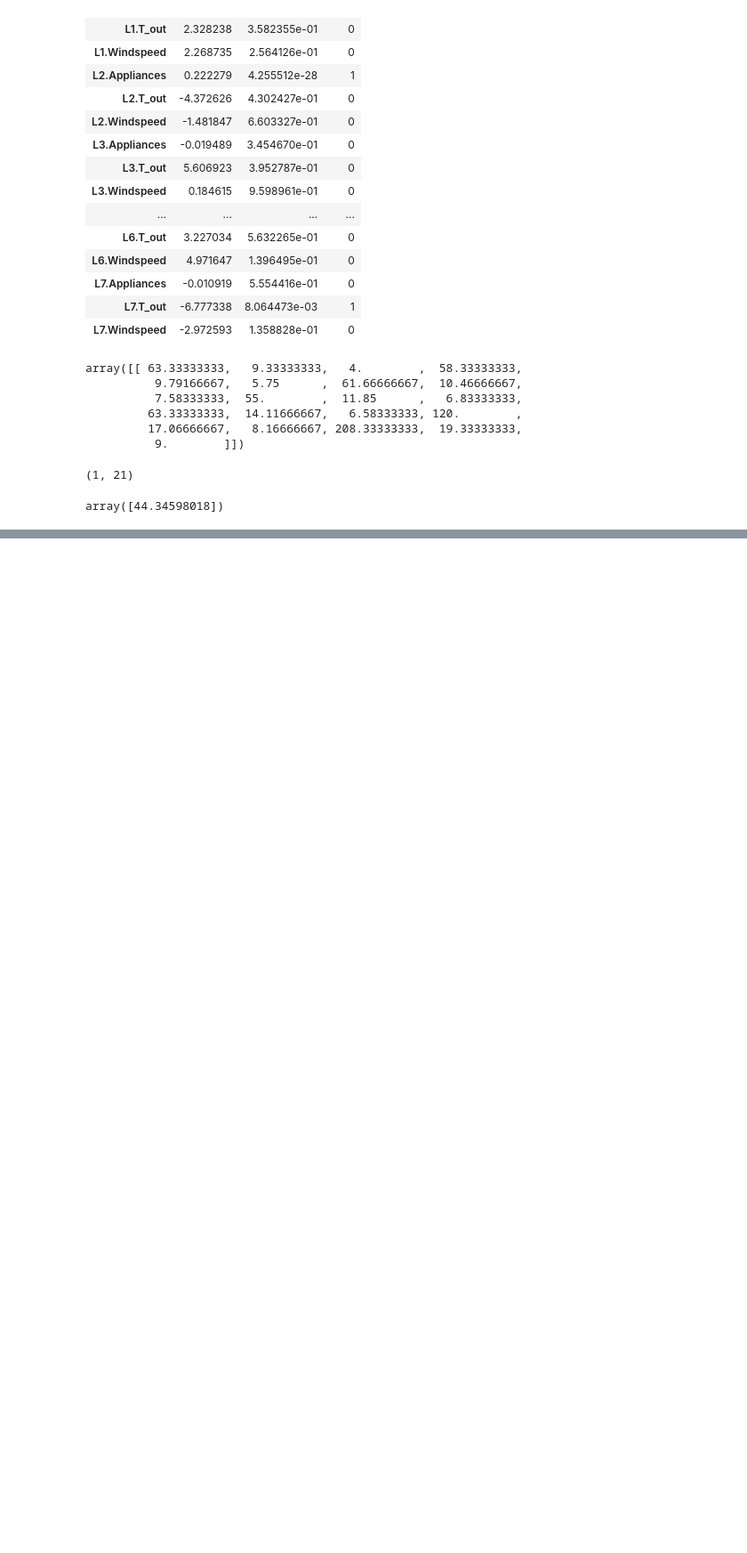
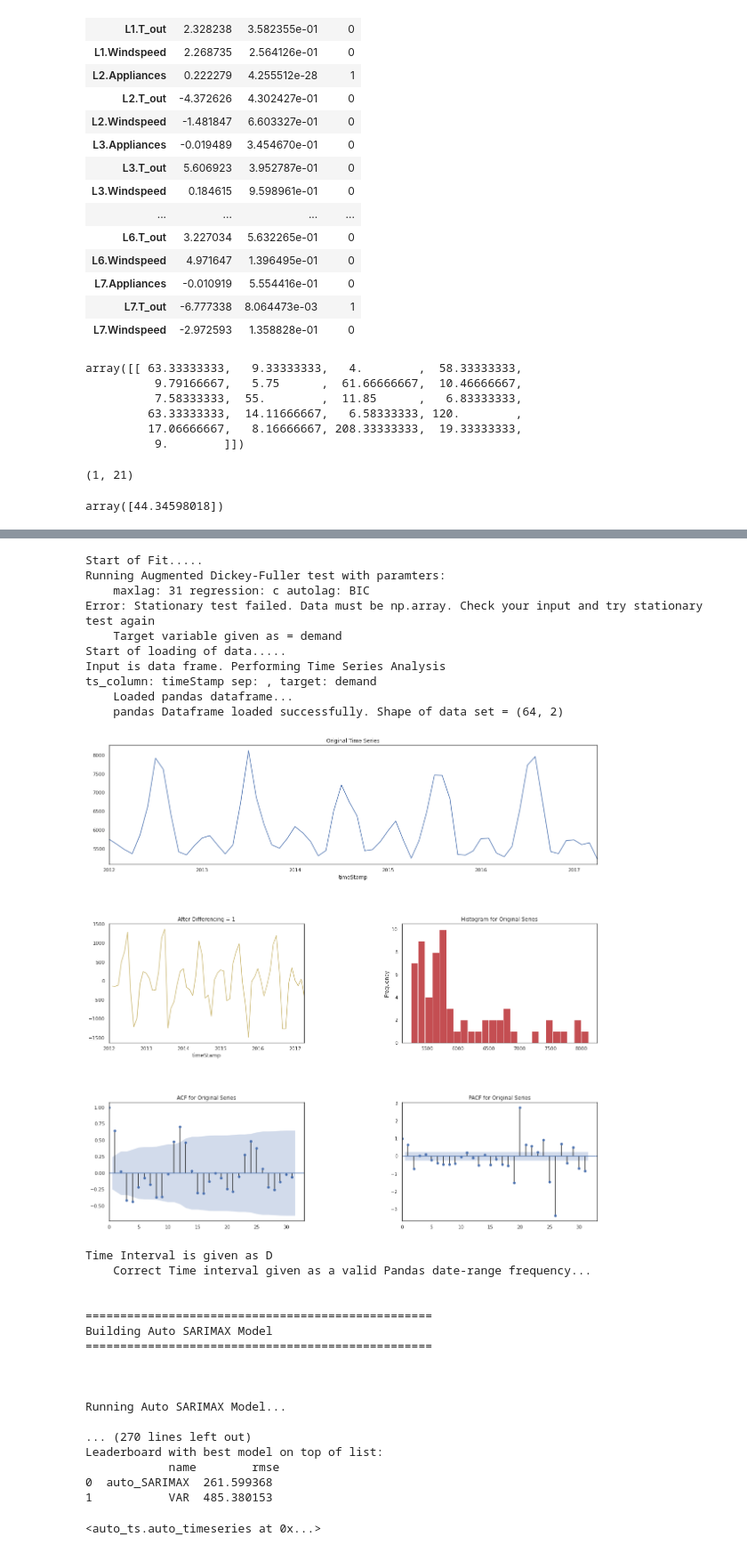
Before and after one commit to shelly2904/DATA_SCIENCE, a Jupyter notebook: Time Series/Time_Series_Algorithms_Contd.ipynb, the cells around one changed output, grey strips where cells are left out. Shown at 89% size. Cells and saved outputs as stored; diff of their text form; code cells hidden in the pictures; blank space fills up the shorter version.

Commit message:
Auto_TS and Autoencoders

```diff
--- a/Time Series/Time_Series_Algorithms_Contd.ipynb
+++ b/Time Series/Time_Series_Algorithms_Contd.ipynb
@@ -287,0 +321,2 @@ array([44.34598018])
+# %%
+df_monthly = df.resample('M').mean().reset_index()
@@ -287,0 +331,5 @@ array([44.34598018])
+# %%
+train = df_monthly[(df_monthly["timeStamp"] >= '2012-01-01') & (df_monthly["timeStamp"] <= '2017-04-30')]
+test = df_monthly[df_monthly["timeStamp"] > '2017-04-30']
+# %%
+train = train.reset_index()
@@ -287,0 +358,40 @@ array([44.34598018])
+# %%
+model = auto_timeseries(score_type='rmse',time_interval='D',
+                        non_seasonal_pdq=(2,1,2),
+                        seasonality=True,
+                        seasonal_period=12,
+                        mopdel_type=['best'],
+                        verbose=2)
+# %%
+model.fit(traindata=train[['timeStamp', 'demand', 'temp']],
+          ts_column='timeStamp', target='demand', cv=3)
+# %% [output]
+Start of Fit.....
+Running Augmented Dickey-Fuller test with paramters:
+    maxlag: 31 regression: c autolag: BIC
+Error: Stationary test failed. Data must be np.array. Check your input and try stationary test again
+    Target variable given as = demand
+Start of loading of data.....
+Input is data frame. Performing Time Series Analysis
+ts_column: timeStamp sep: , target: demand
+    Loaded pandas dataframe...
+    pandas Dataframe loaded successfully. Shape of data set = (64, 2)
+[figure, added]
+Time Interval is given as D
+    Correct Time interval given as a valid Pandas date-range frequency...
+
+
+==================================================
+Building Auto SARIMAX Model
+==================================================
+
+
+
+Running Auto SARIMAX Model...
+
+... (270 lines left out)
+Leaderboard with best model on top of list:
+            name        rmse
+0  auto_SARIMAX  261.599368
+1           VAR  485.380153
+<auto_ts.auto_timeseries at 0x...>
```
Also changed, not shown: parts of 15 cells of this notebook, 1 other file.
